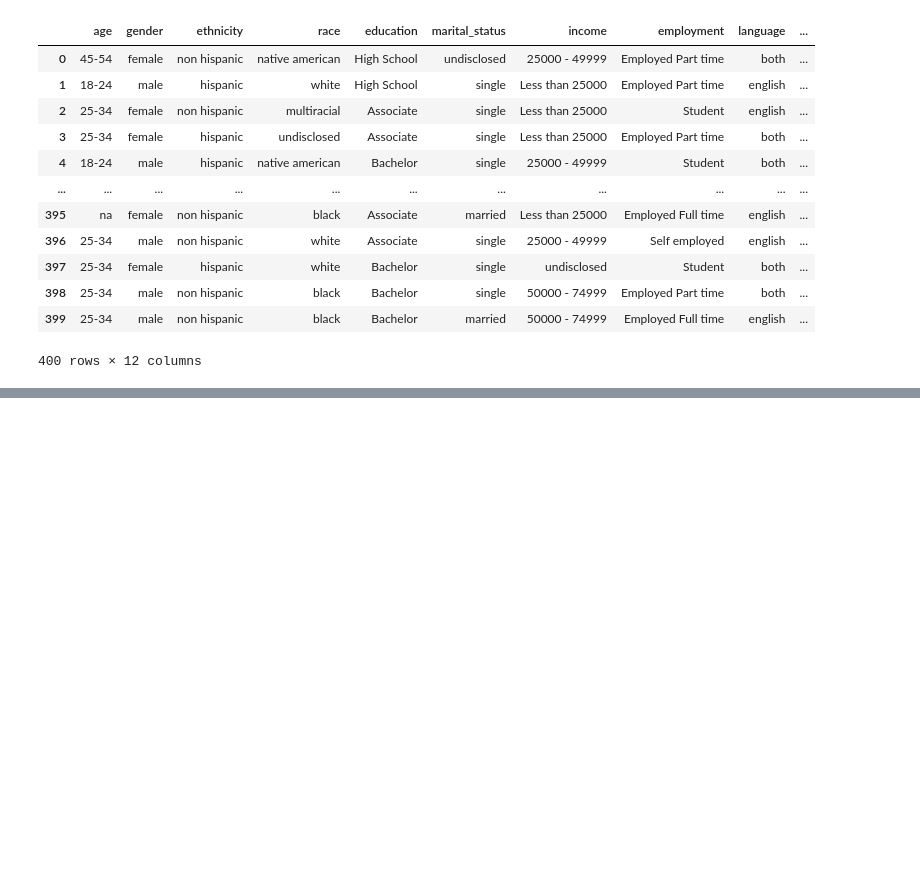
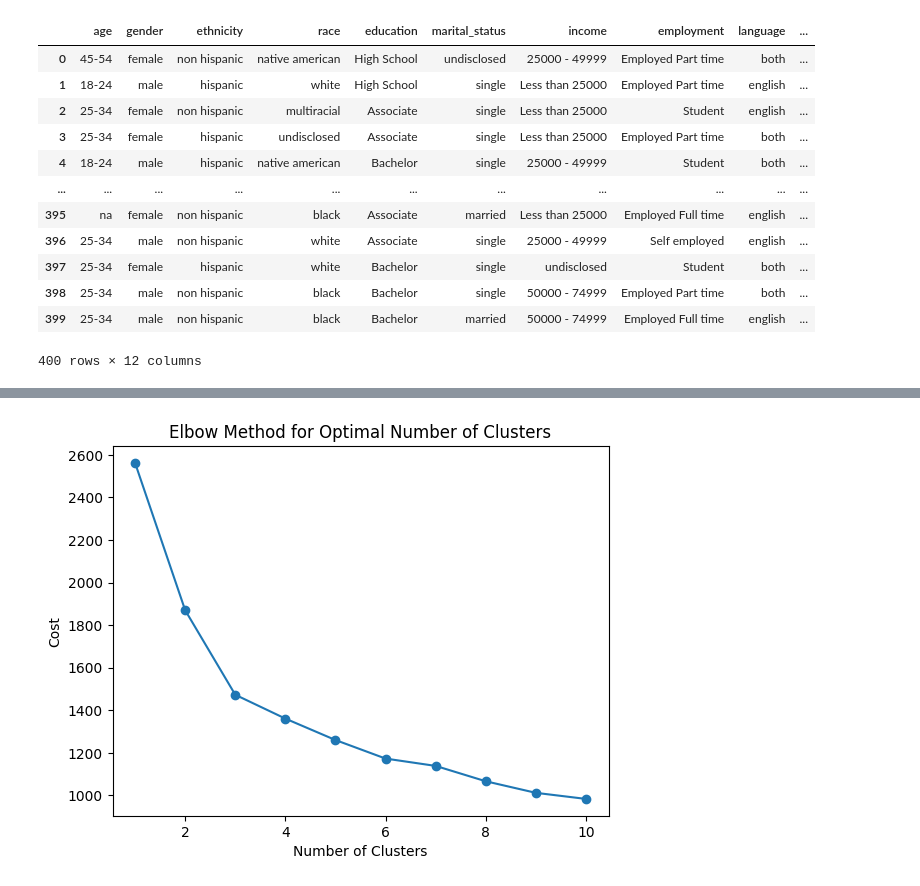
Before and after one commit to esoto15/text-tone-preference-analysis, a Jupyter notebook: kmodes.ipynb, the cells around one changed output, grey strips where cells are left out. Drawn from its saved outputs; the diff is of its cells as text; code cells hidden in the pictures; blank space fills up the shorter version.

Commit message:
k-prototypes implementation

```diff
--- a/kmodes.ipynb
+++ b/kmodes.ipynb
@@ -134,0 +142,4 @@ Silhouette Score: 0.2780606726425
+# %%
+pro_data = pd.read_excel('Datasets/Dataset_K_prototypes.xlsx')
+# %%
+pro_data.drop('disability', axis=1, inplace=True)
@@ -134,0 +164,23 @@ Silhouette Score: 0.2780606726425
+# %%
+categorical_indices = [1, 2, 3, 4, 5, 7, 8, 9, 10]
+
+def calculate_cost(data, categorical_features, max_clusters=10):
+    costs = []
+    for k in range(1, max_clusters + 1):
+        kproto = KPrototypes(n_clusters=k, init='Cao', verbose=0)
+        kproto.fit_predict(data, categorical=categorical_features)
+        costs.append(kproto.cost_)
+    return costs
+
+# Calculate costs for different numbers of clusters
+max_clusters = 10
+costs = calculate_cost(pro_data, categorical_indices, max_clusters)
+
+# Plot the elbow plot
+plt.plot(range(1, max_clusters + 1), costs, marker='o')
+plt.xlabel('Number of Clusters')
+plt.ylabel('Cost')
+plt.title('Elbow Method for Optimal Number of Clusters')
+plt.show()
+# %% [output]
+[figure, added]
```
Also changed, not shown: parts of 14 cells of this notebook, 4 other files.
